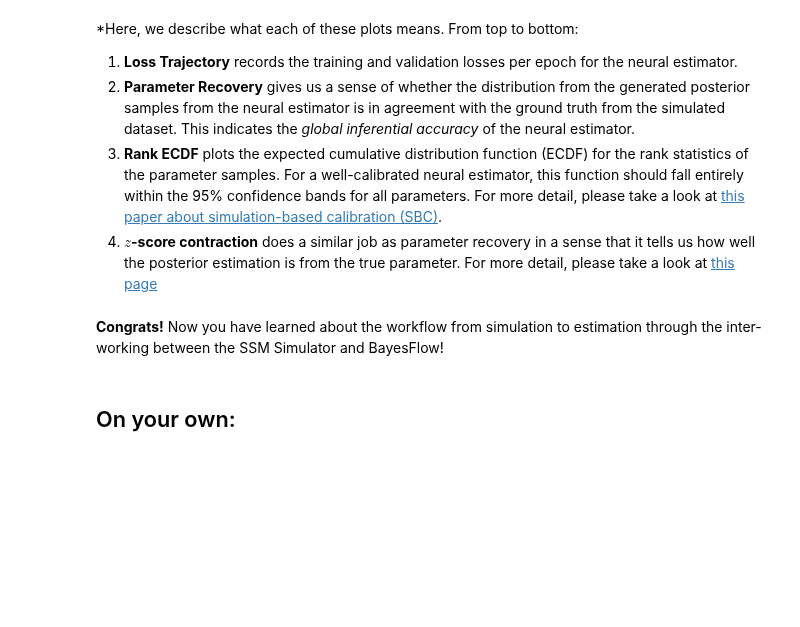
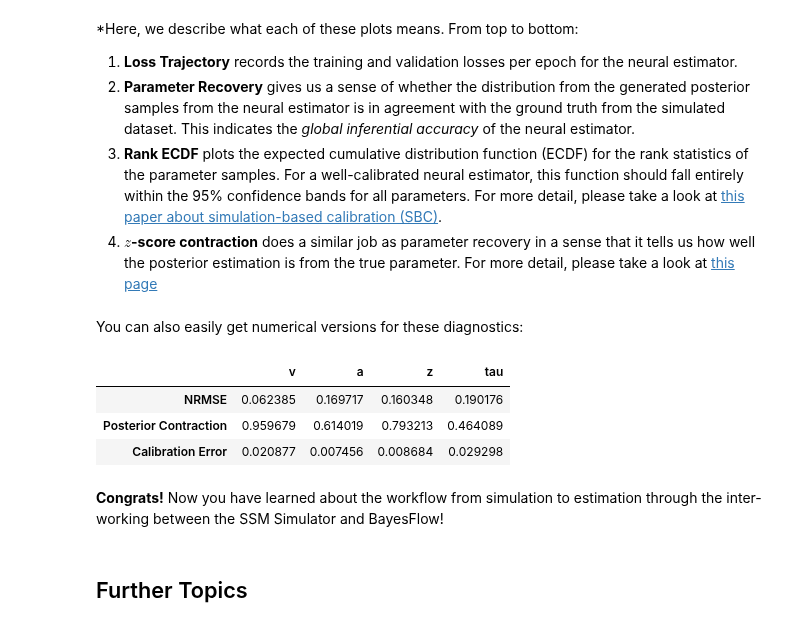
Before and after one commit to bayesflow-org/bayesflow_workshops, a Jupyter notebook: carney_comp_2025/notebooks/ssms_bayesflow.ipynb, the cells around one changed output. Cells and saved outputs as stored; diff of their text form; code cells hidden in the pictures; blank space fills up the shorter version.

```diff
--- a/carney_comp_2025/notebooks/ssms_bayesflow.ipynb
+++ b/carney_comp_2025/notebooks/ssms_bayesflow.ipynb
@@ -280,9 +314,19 @@ figures = workflow.plot_default_diagnostics(
 2) **Parameter Recovery** gives us a sense of whether the distribution from the generated posterior samples from the neural estimator is in agreement with the ground truth from the simulated dataset. This indicates the *global inferential accuracy* of the neural estimator.
 3) **Rank ECDF** plots the expected cumulative distribution function (ECDF) for the rank statistics of the parameter samples. For a well-calibrated neural estimator, this function should fall entirely within the 95\% confidence bands for all parameters. For more detail, please take a look at [this paper about simulation-based calibration (SBC)](https://arxiv.org/abs/2103.10522).
 4) **$z$-score contraction** does a similar job as parameter recovery in a sense that it tells us how well the posterior estimation is from the true parameter. For more detail, please take a look at [this page](https://betanalpha.github.io/assets/case_studies/principled_bayesian_workflow.html)
+# %% [markdown]
+You can also easily get numerical versions for these diagnostics:
+# %%
+table = workflow.compute_default_diagnostics(test_data=validation_data)
+table
+# %% [output]
+|  | v | a | z | tau |
+| NRMSE | 0.062385 | 0.169717 | 0.160348 | 0.190176 |
+| Posterior Contraction | 0.959679 | 0.614019 | 0.793213 | 0.464089 |
+| Calibration Error | 0.020877 | 0.007456 | 0.008684 | 0.029298 |
 # %% [markdown]
 **Congrats!** Now you have learned about the workflow from simulation to estimation through the inter-working between the SSM Simulator and BayesFlow!
 # %% [markdown]
-## On your own:
+## Further Topics
 # %%
 # TBC
```
Also changed, not shown: parts of 17 cells of this notebook.
